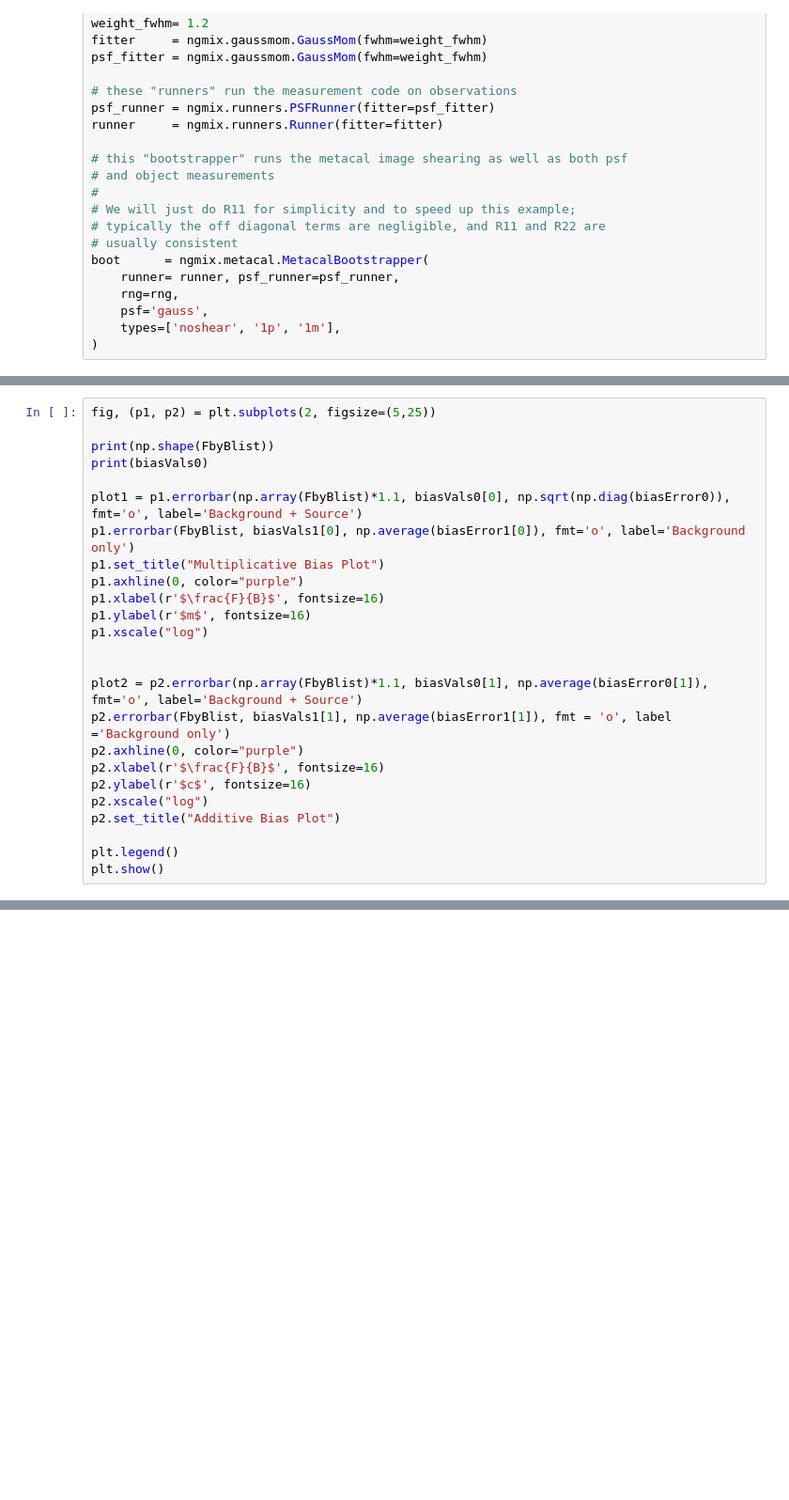
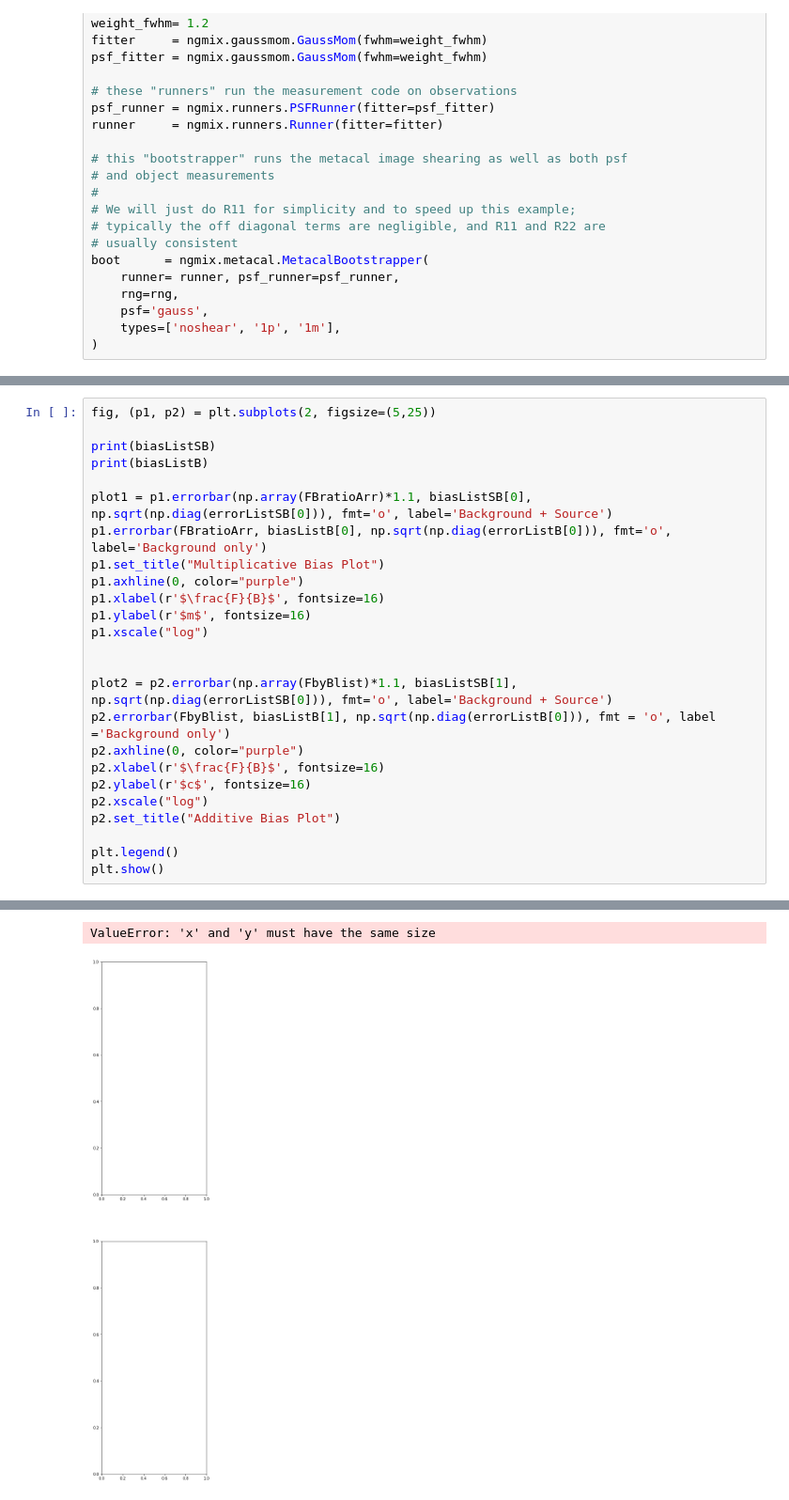
Before and after one commit to norrisbach/Metacal, a Jupyter notebook: metacalBiasFinder.ipynb, the cells around one changed output, grey strips where cells are left out. Shown at 94% size. Cells and saved outputs as stored; diff of their text form; blank space fills up the shorter version.

```diff
--- a/metacalBiasFinder.ipynb
+++ b/metacalBiasFinder.ipynb
@@ -361,11 +362,11 @@ g_true[n] = -0.03
 # %%
 fig, (p1, p2) = plt.subplots(2, figsize=(5,25))
 
-print(np.shape(FbyBlist))
-print(biasVals0)
+print(biasListSB)
+print(biasListB)
 
-plot1 = p1.errorbar(np.array(FbyBlist)*1.1, biasVals0[0], np.sqrt(np.diag(biasError0)), fmt='o', label='Background + Source')
-p1.errorbar(FbyBlist, biasVals1[0], np.average(biasError1[0]), fmt='o', label='Background only')
+plot1 = p1.errorbar(np.array(FBratioArr)*1.1, biasListSB[0], np.sqrt(np.diag(errorListSB[0])), fmt='o', label='Background + Source')
+p1.errorbar(FBratioArr, biasListB[0], np.sqrt(np.diag(errorListB[0])), fmt='o', label='Background only')
 p1.set_title("Multiplicative Bias Plot")
 p1.axhline(0, color="purple")
 p1.xlabel(r'$\frac{F}{B}$', fontsize=16)
@@ -373,8 +374,8 @@ p1.ylabel(r'$m$', fontsize=16)
 p1.xscale("log")
 
 
-plot2 = p2.errorbar(np.array(FbyBlist)*1.1, biasVals0[1], np.average(biasError0[1]), fmt='o', label='Background + Source')
-p2.errorbar(FbyBlist, biasVals1[1], np.average(biasError1[1]), fmt = 'o', label ='Background only')
+plot2 = p2.errorbar(np.array(FbyBlist)*1.1, biasListSB[1], np.sqrt(np.diag(errorListSB[0])), fmt='o', label='Background + Source')
+p2.errorbar(FbyBlist, biasListB[1], np.sqrt(np.diag(errorListB[0])), fmt = 'o', label ='Background only')
 p2.axhline(0, color="purple")
 p2.xlabel(r'$\frac{F}{B}$', fontsize=16)
 p2.ylabel(r'$c$', fontsize=16)
@@ -383,3 +384,4 @@ p2.set_title("Additive Bias Plot")
 
 plt.legend()
 plt.show()
+# %% [output]
@@ -385,0 +390,2 @@ plt.show()
+ValueError: 'x' and 'y' must have the same size
+[figure, added]
```
Also changed, not shown: parts of 5 cells of this notebook.
